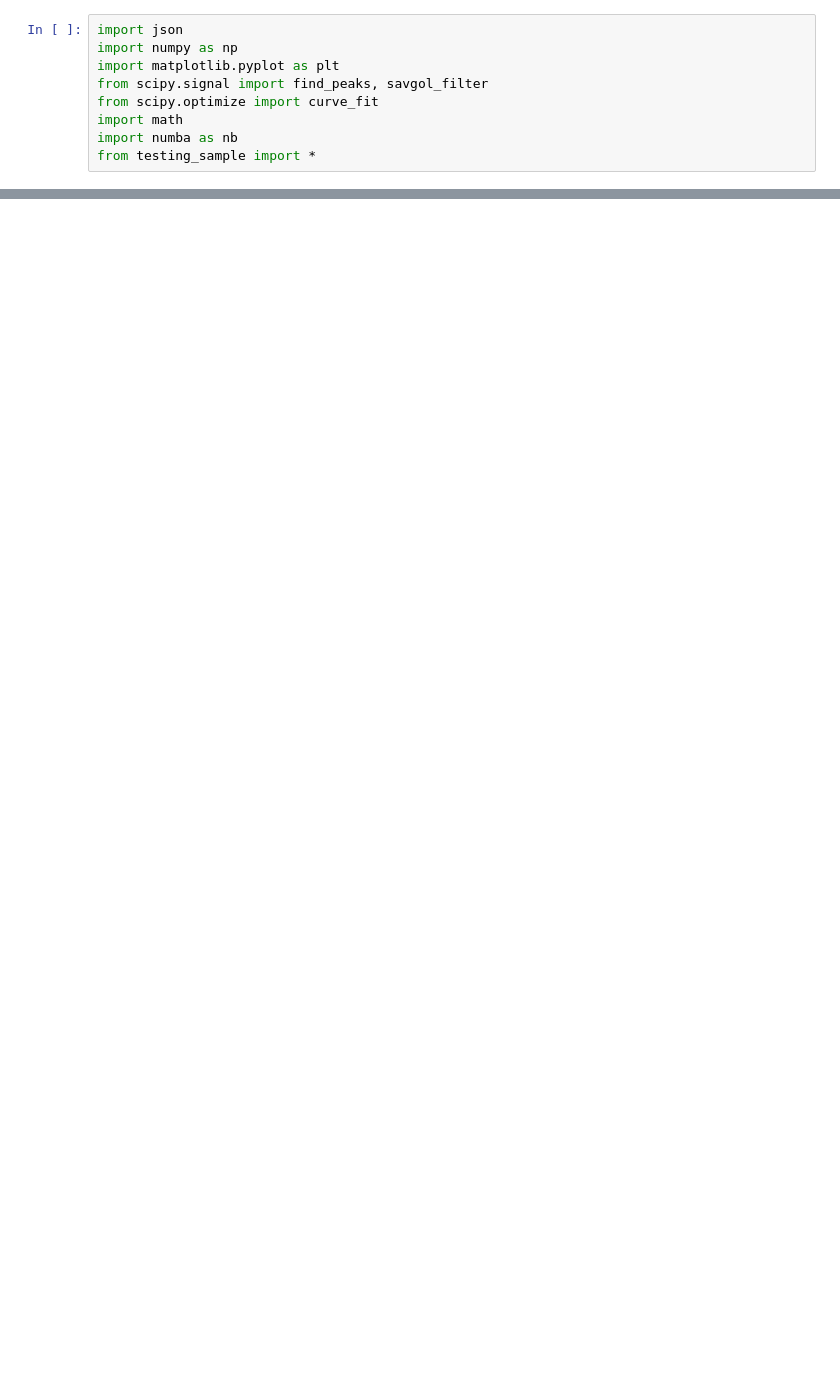
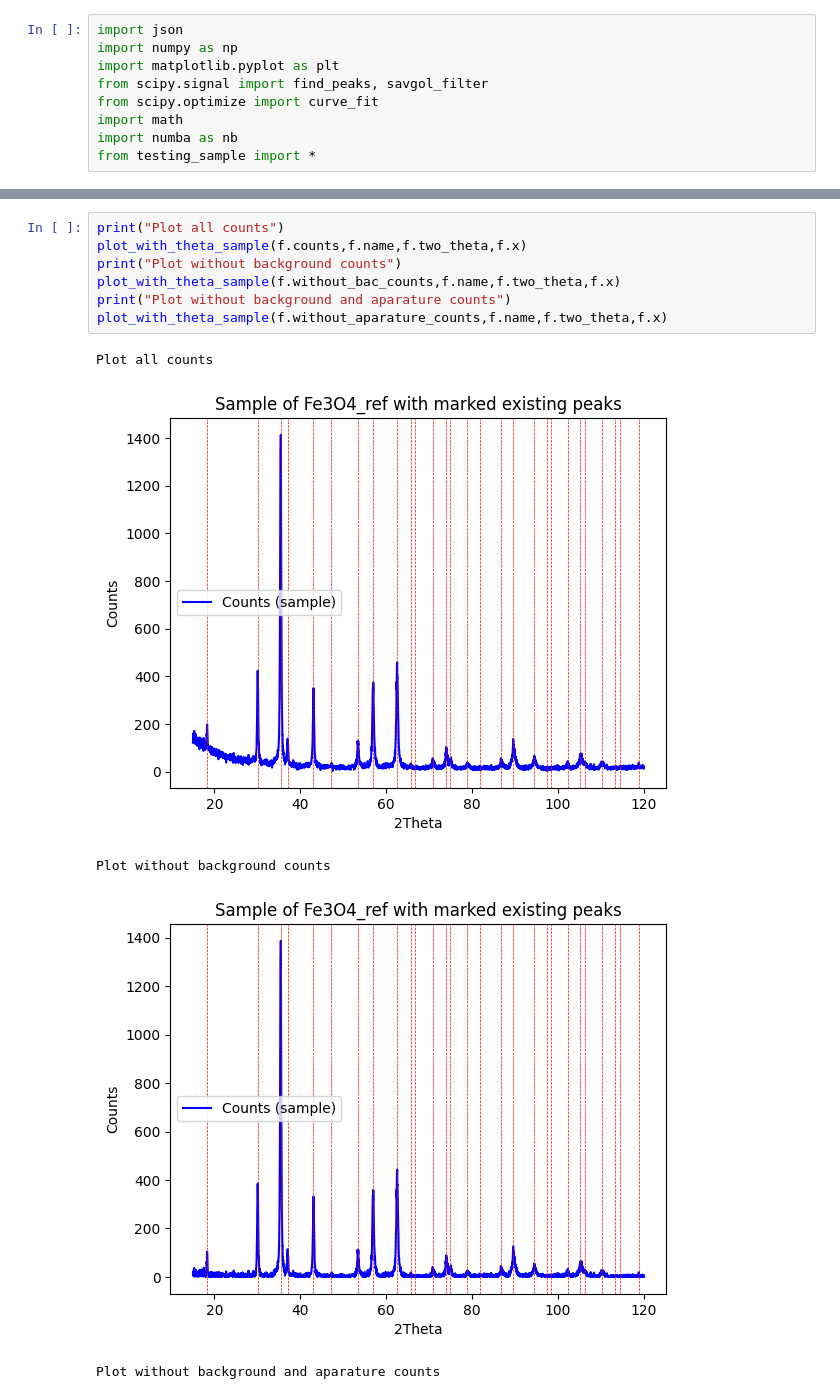
Before and after one commit to natkurdz/XRD-AI, a Jupyter notebook: testing_sample.ipynb, the cells around one changed output, grey strips where cells are left out. Cells and saved outputs as stored; diff of their text form; blank space fills up the shorter version.

```diff
--- a/testing_sample.ipynb
+++ b/testing_sample.ipynb
@@ -103,0 +43,13 @@ plot_with_theta_sample(f.without_aparature_counts,f.name,f.two_theta,f.x)
+# %%
+print("Plot all counts")
+plot_with_theta_sample(f.counts,f.name,f.two_theta,f.x)
+print("Plot without background counts")
+plot_with_theta_sample(f.without_bac_counts,f.name,f.two_theta,f.x)
+print("Plot without background and aparature counts")
+plot_with_theta_sample(f.without_aparature_counts,f.name,f.two_theta,f.x)
+# %% [output]
+Plot all counts
+[figure, added]
+Plot without background counts
+[figure, added]
+Plot without background and aparature counts
```
Also changed, not shown: parts of 26 cells of this notebook, 9 other files.
